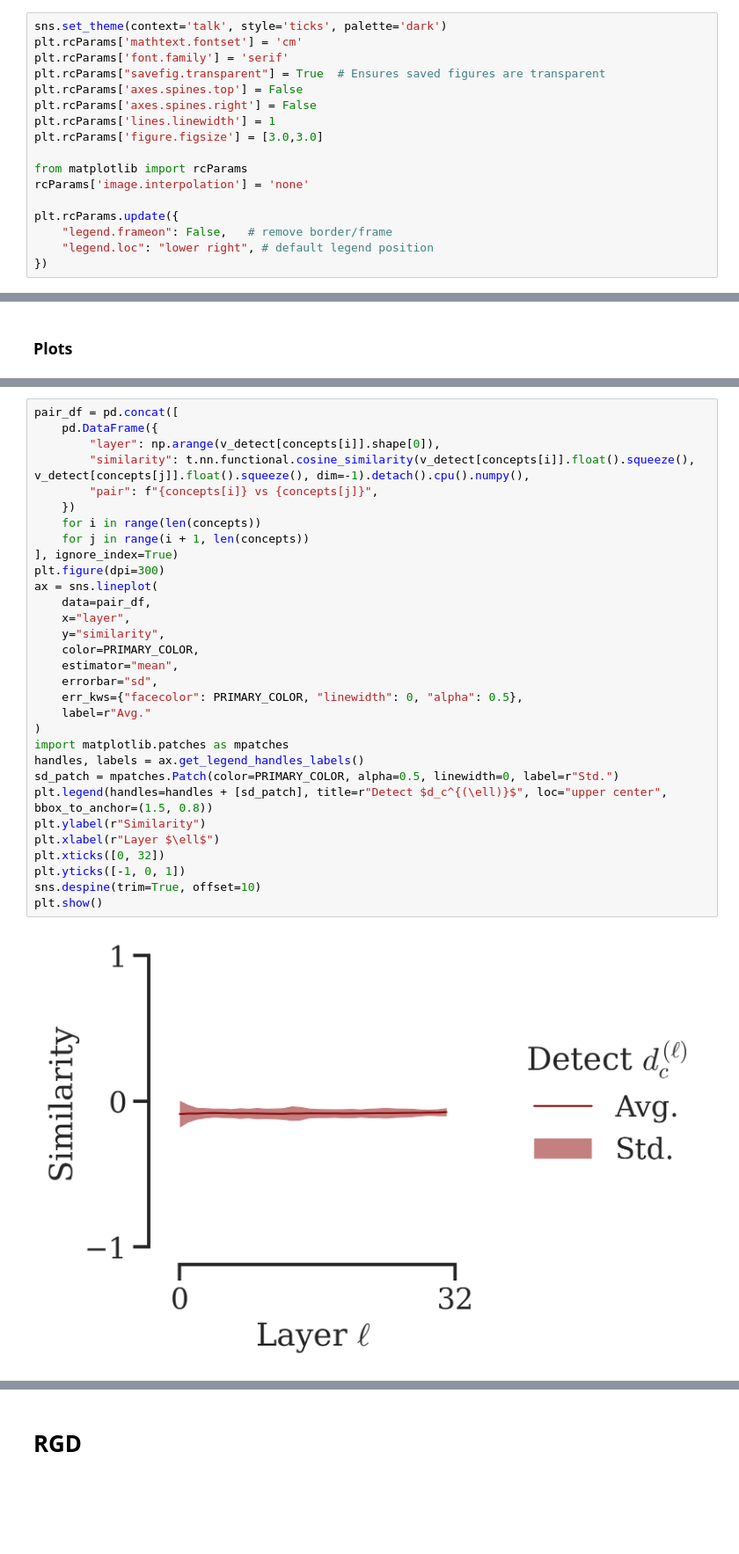
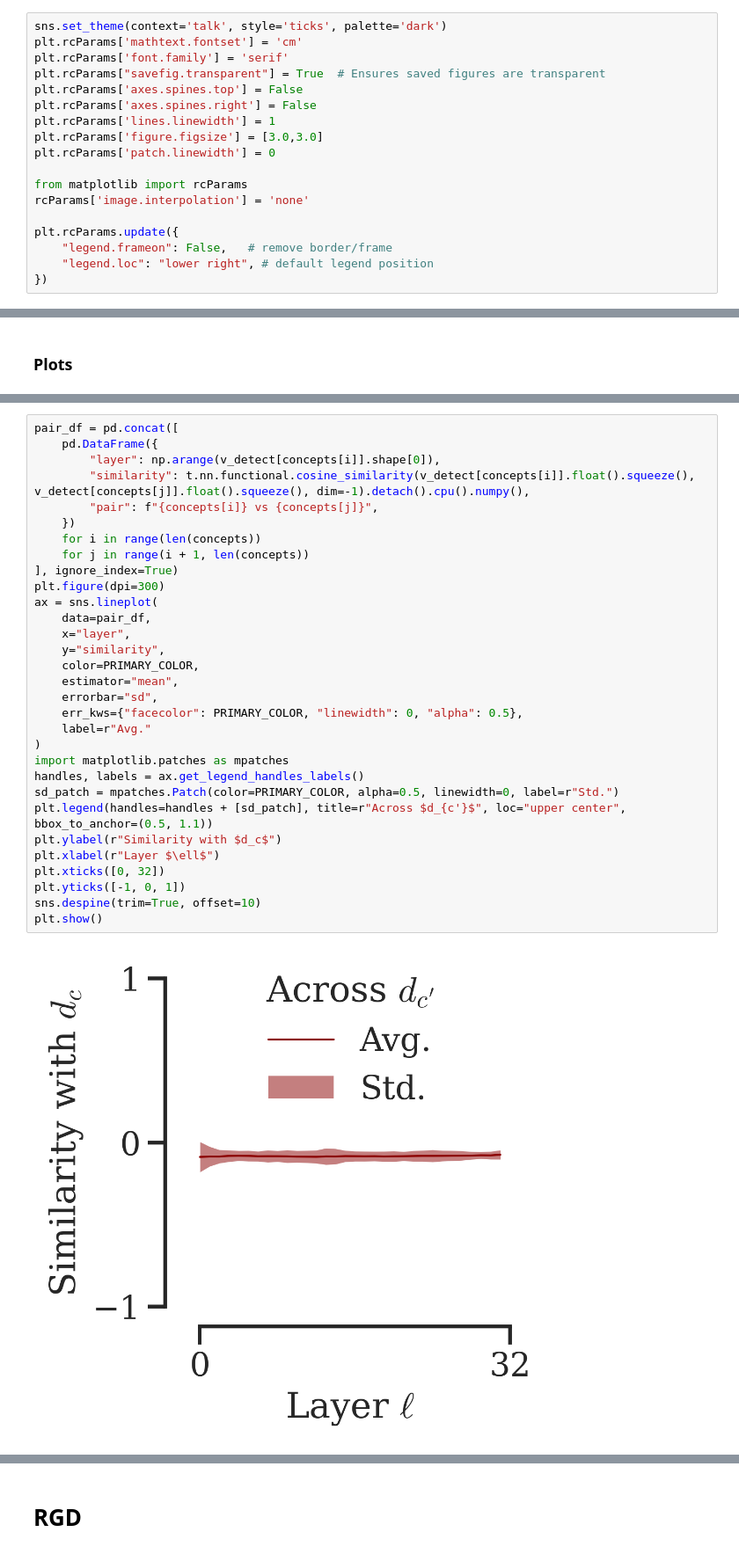
Before and after one commit to rgs2151/forget, a Jupyter notebook: notebooks_refuse/llama3.ipynb, the cells around one changed output, grey strips where cells are left out. Shown at 88% size. Saved outputs shown, nothing was run; the diff lists cells and outputs as text; blank space fills up the shorter version.

```diff
--- a/notebooks_refuse/llama3.ipynb
+++ b/notebooks_refuse/llama3.ipynb
@@ -35,6 +35,7 @@ plt.rcParams['axes.spines.top'] = False
 plt.rcParams['axes.spines.right'] = False
 plt.rcParams['lines.linewidth'] = 1
 plt.rcParams['figure.figsize'] = [3.0,3.0]
+plt.rcParams['patch.linewidth'] = 0
 
 from matplotlib import rcParams
 rcParams['image.interpolation'] = 'none'
@@ -414,36 +415,36 @@ plt.show()
 # %%
 pair_df = pd.concat([
     pd.DataFrame({
         "layer": np.arange(v_detect[concepts[i]].shape[0]),
         "similarity": t.nn.functional.cosine_similarity(v_detect[concepts[i]].float().squeeze(), v_detect[concepts[j]].float().squeeze(), dim=-1).detach().cpu().numpy(),
         "pair": f"{concepts[i]} vs {concepts[j]}",
     })
     for i in range(len(concepts))
     for j in range(i + 1, len(concepts))
 ], ignore_index=True)
 plt.figure(dpi=300)
 ax = sns.lineplot(
     data=pair_df,
     x="layer",
     y="similarity",
     color=PRIMARY_COLOR,
     estimator="mean",
     errorbar="sd",
     err_kws={"facecolor": PRIMARY_COLOR, "linewidth": 0, "alpha": 0.5},
     label=r"Avg."
 )
 import matplotlib.patches as mpatches
 handles, labels = ax.get_legend_handles_labels()
 sd_patch = mpatches.Patch(color=PRIMARY_COLOR, alpha=0.5, linewidth=0, label=r"Std.")
-plt.legend(handles=handles + [sd_patch], title=r"Detect $d_c^{(\ell)}$", loc="upper center", bbox_to_anchor=(1.5, 0.8))
-plt.ylabel(r"Similarity")
+plt.legend(handles=handles + [sd_patch], title=r"Across $d_{c'}$", loc="upper center", bbox_to_anchor=(0.5, 1.1))
+plt.ylabel(r"Similarity with $d_c$")
 plt.xlabel(r"Layer $\ell$")
 plt.xticks([0, 32])
 plt.yticks([-1, 0, 1])
 sns.despine(trim=True, offset=10)
 plt.show()
 # %% [output]
-[figure, old version]
+[figure, new version]
 # %%
 pair_df = pd.concat([
     pd.DataFrame({
```
Also changed, not shown: parts of 9 cells of this notebook, 2 other files.
